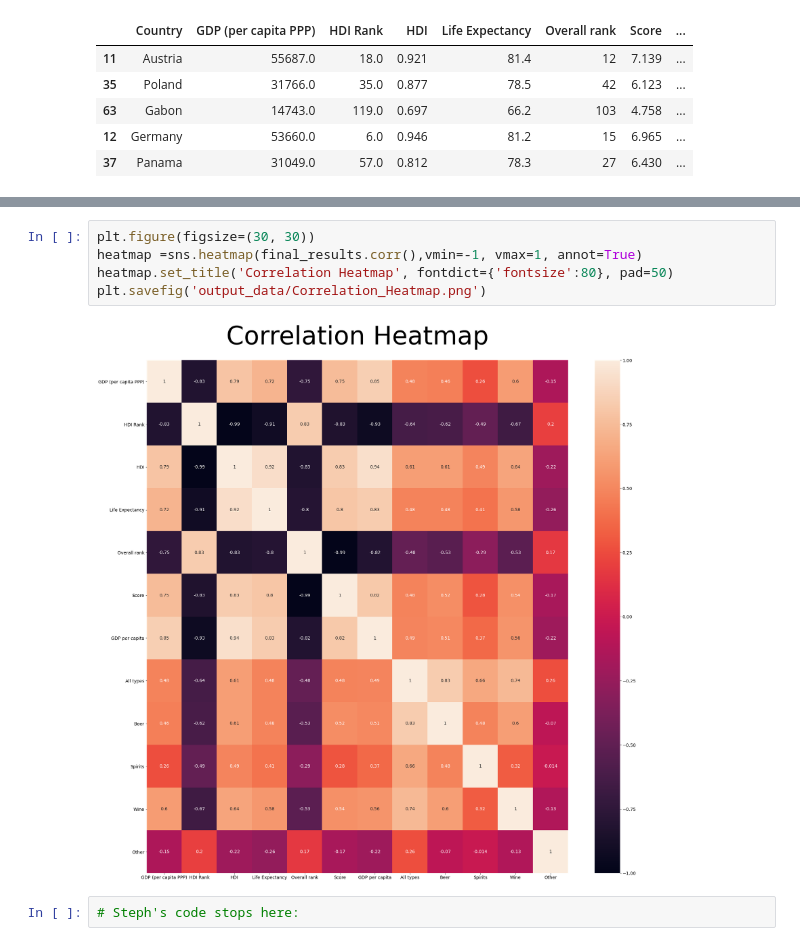
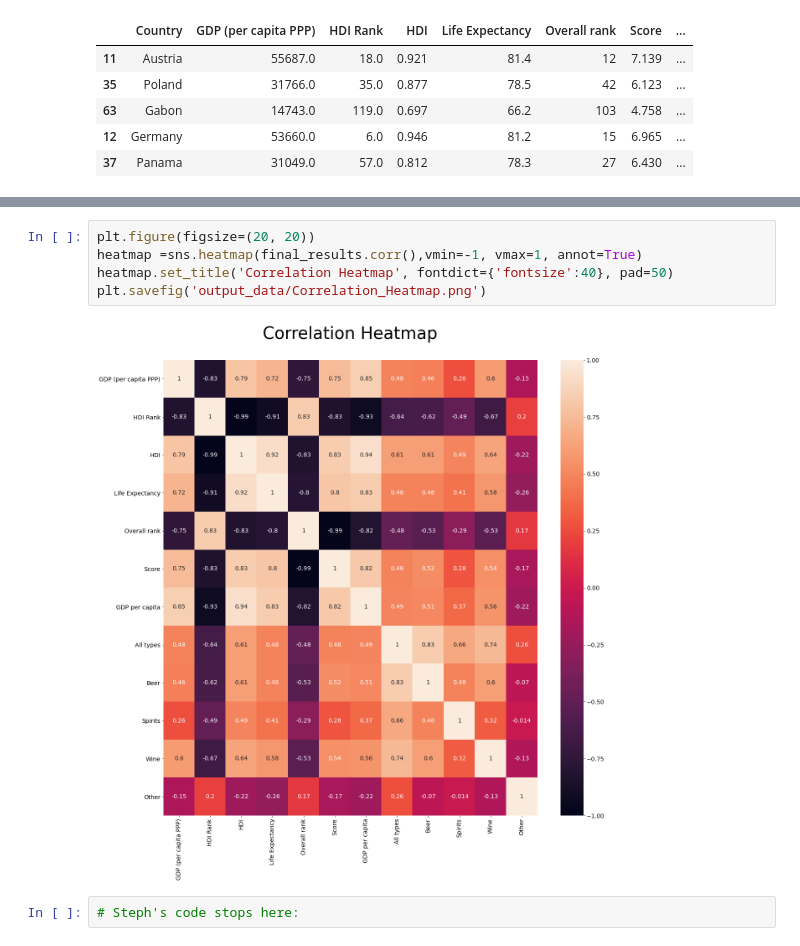
Before and after one commit to Steff-C/Project-1-Happiness-, a Jupyter notebook: Happiness.ipynb, the cells around one changed output, grey strips where cells are left out. Drawn from its saved outputs; the diff is of its cells as text.

```diff
--- a/Happiness.ipynb
+++ b/Happiness.ipynb
@@ -864,12 +863,12 @@ top_five_countires_beer_sort.corr()
 | Wine | 0.884364 | -0.677804 | 0.731046 | 0.553171 | -0.572023 | 0.682320 | 0.919418 | ... |
 | Other | -0.834643 | 0.972634 | -0.966417 | -0.949951 | 0.889546 | -0.885393 | -0.837555 | ... |
 # %%
-plt.figure(figsize=(30, 30))
+plt.figure(figsize=(20, 20))
 heatmap =sns.heatmap(final_results.corr(),vmin=-1, vmax=1, annot=True)
-heatmap.set_title('Correlation Heatmap', fontdict={'fontsize':80}, pad=50)
+heatmap.set_title('Correlation Heatmap', fontdict={'fontsize':40}, pad=50)
 plt.savefig('output_data/Correlation_Heatmap.png')
 # %% [output]
-[figure, old version]
+[figure, new version]
 # %%
 # Steph's code stops here:
 # %%
```
Also changed, not shown: parts of 15 cells of this notebook, 3 other files.
